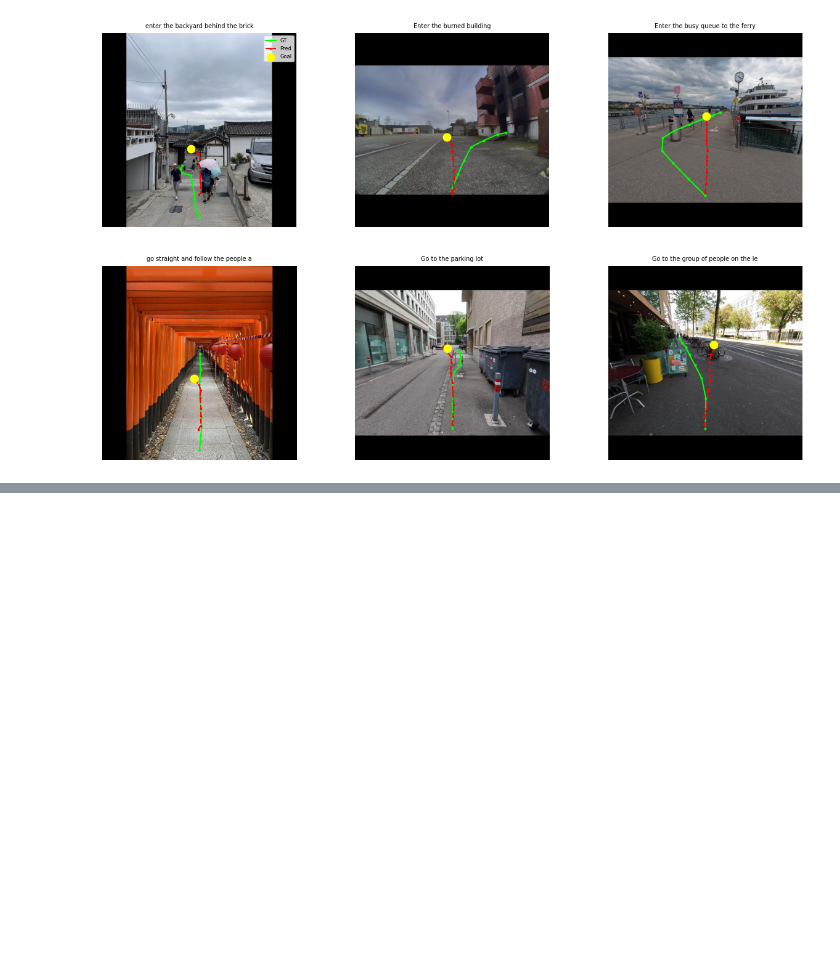
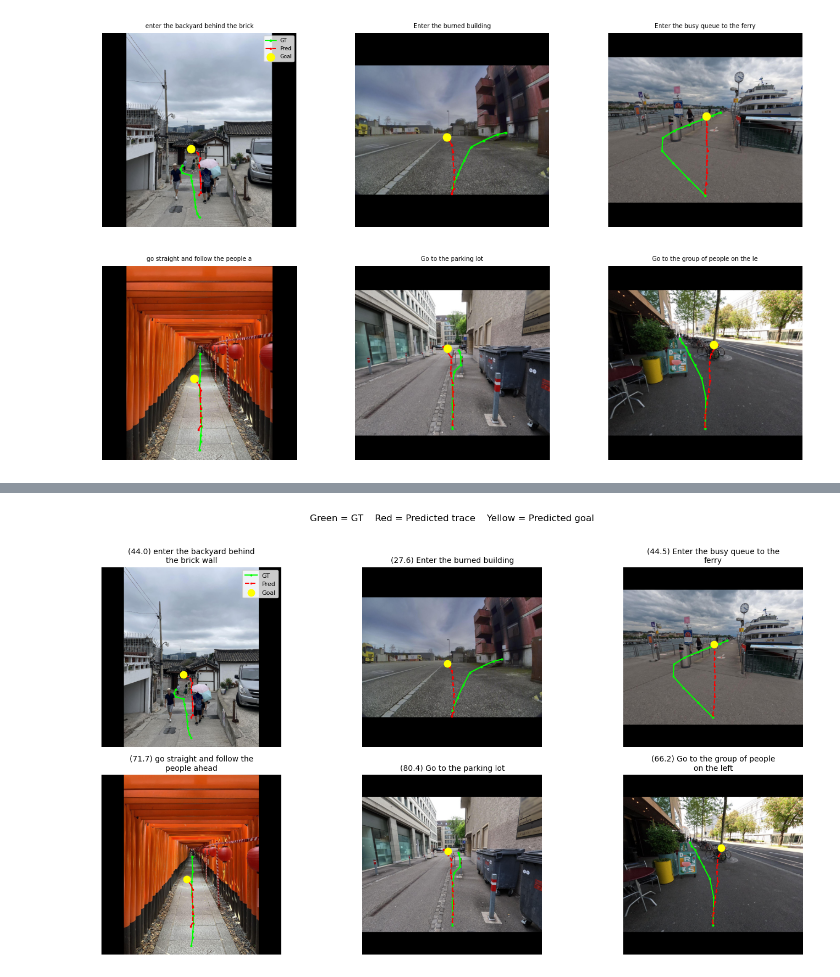
Before and after one commit to arif09/vln-project, a Jupyter notebook: notebooks/Genearte Figures.ipynb, the cells around one changed output, grey strips where cells are left out. Cells and saved outputs as stored; diff of their text form; code cells hidden in the pictures; blank space fills up the shorter version.

```diff
--- a/notebooks/Genearte Figures.ipynb
+++ b/notebooks/Genearte Figures.ipynb
@@ -143,0 +264,57 @@ for i, ax in enumerate(axes.flatten()):
+# %%
+fig, axes = plt.subplots(2, 3, figsize=(15, 8))
+axes = axes.flatten()
+
+
+for i, ax in enumerate(axes.flatten()):
+    sample         = val_samples[i]
+    img            = sample["image"].convert("RGB")
+    orig_w, orig_h = img.size
+    max_s          = max(orig_w, orig_h)
+    x_off          = (max_s - orig_w) // 2
+    y_off          = (max_s - orig_h) // 2
+
+    canvas = np.zeros((max_s, max_s, 3), dtype=np.uint8)
+    canvas[y_off:y_off+orig_h, x_off:x_off+orig_w] = np.array(img)
+    ax.imshow(canvas)
+
+    # GT traces
+    for j, gt in enumerate(sample["ground_truth"][EMBODIMENT]):
+        gt = np.array(gt)
+        ax.plot(gt[:,0] + x_off, gt[:,1] + y_off,
+                "o-", color="lime", lw=1.5, ms=2,
+                label="GT" if j == 0 else None)
+
+    # Predicted trace
+    p = to_pixel(trace_norm[i], orig_w, orig_h)
+    ax.plot(p[:,0] + x_off, p[:,1] + y_off,
+            "s--", color="red", lw=1.5, ms=2, label="Pred")
+
+    # Predicted goal
+    gx = np.clip(goal_preds[i][0] * max_s - (max_s - orig_w) / 2, 0, orig_w - 1)
+    gy = np.clip(goal_preds[i][1] * max_s - (max_s - orig_h) / 2, 0, orig_h - 1)
+    ax.scatter(gx + x_off, gy + y_off, s=80, c="yellow", zorder=6, label="Goal")
+
+    # Title: split task text into two lines at ~25 chars
+    task  = sample["task"]
+    if len(task) > 25:
+        split = task.rfind(" ", 0, 28)
+        split = split if split > 0 else 25
+        title = task[:split] + "\n" + task[split:].strip()
+    else:
+        title = task
+    ax.set_title(f"({nt_scores[i]:.1f}) "+title, fontsize=10, pad=6)
+    ax.axis("off")
+    if i == 0:
+        ax.legend(fontsize=8, loc="upper right")
+
+plt.suptitle(
+    f"Green = GT    Red = Predicted trace    Yellow = Predicted goal",
+    # f"\nCLIP baseline score = {np.mean(nt_scores):.1f} (val split)",
+    fontsize=12, y=1.02
+)
+plt.tight_layout()
+plt.savefig("./qual_predictions_2.png", dpi=150, bbox_inches="tight")
+plt.show()
+# %% [output]
+[figure, added]
```
Also changed, not shown: parts of 1 cell of this notebook.
